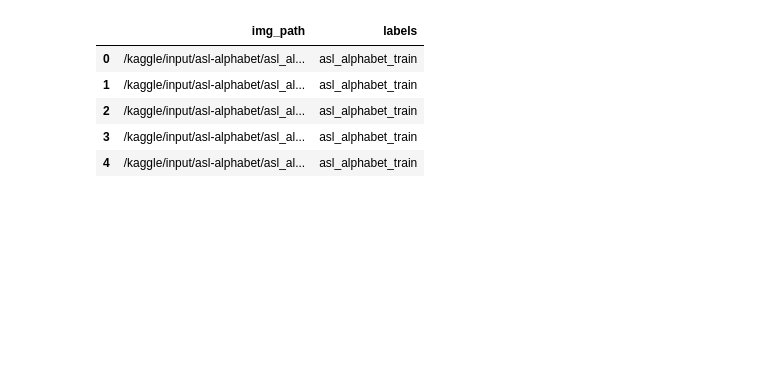
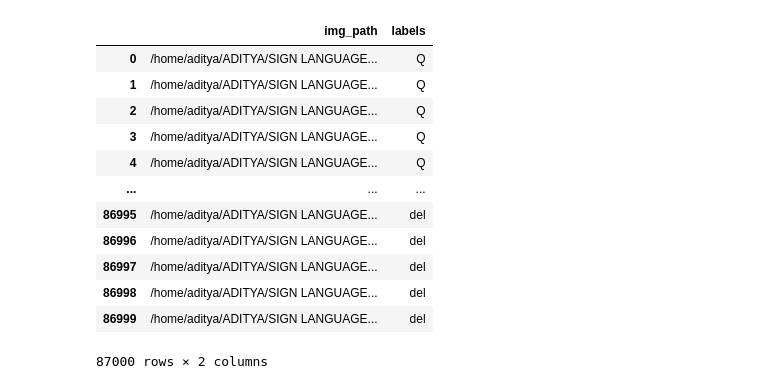
Before and after one commit to AdiTyaPal0710/Sign-Language-Detection, a Jupyter notebook: ASL.ipynb, the cells around one changed output. Saved outputs shown, nothing was run; the diff lists cells and outputs as text; code cells hidden in the pictures; blank space fills up the shorter version.

```diff
--- a/ASL.ipynb
+++ b/ASL.ipynb
@@ -84,15 +77,22 @@ def plot_counts(dataset):
     plt.xticks(rotation = 45, ha = 'right')
     plt.tight_layout()
     plt.show()
-# %%
-dataset_path = "/kaggle/input/asl-alphabet/asl_alphabet_train"
-dataset = dataset_generator(dataset_path)
-
-dataset.head()
-# %% [output]
-|  | img_path | labels |
-| 0 | /kaggle/input/asl-alphabet/asl_al... | asl_alphabet_train |
-| 1 | /kaggle/input/asl-alphabet/asl_al... | asl_alphabet_train |
-| 2 | /kaggle/input/asl-alphabet/asl_al... | asl_alphabet_train |
-| 3 | /kaggle/input/asl-alphabet/asl_al... | asl_alphabet_train |
-| 4 | /kaggle/input/asl-alphabet/asl_al... | asl_alphabet_train |
+# %%
+dataset_path = "/home/aditya/ADITYA/SIGN LANGUAGE DETECTION/Sign-Language-Detection/DATA/asl_alphabet_train/asl_alphabet_train"
+dataset = dataset_generator(dataset_path)
+
+dataset
+# %% [output]
+|  | img_path | labels |
+| 0 | /home/aditya/ADITYA/SIGN LANGUAGE... | Q |
+| 1 | /home/aditya/ADITYA/SIGN LANGUAGE... | Q |
+| 2 | /home/aditya/ADITYA/SIGN LANGUAGE... | Q |
+| 3 | /home/aditya/ADITYA/SIGN LANGUAGE... | Q |
+| 4 | /home/aditya/ADITYA/SIGN LANGUAGE... | Q |
+| ... | ... | ... |
+| 86995 | /home/aditya/ADITYA/SIGN LANGUAGE... | del |
+| 86996 | /home/aditya/ADITYA/SIGN LANGUAGE... | del |
+| 86997 | /home/aditya/ADITYA/SIGN LANGUAGE... | del |
+| 86998 | /home/aditya/ADITYA/SIGN LANGUAGE... | del |
+| 86999 | /home/aditya/ADITYA/SIGN LANGUAGE... | del |
+87000 rows × 2 columns
```
Also changed, not shown: parts of 6 cells of this notebook, 1 other file.
